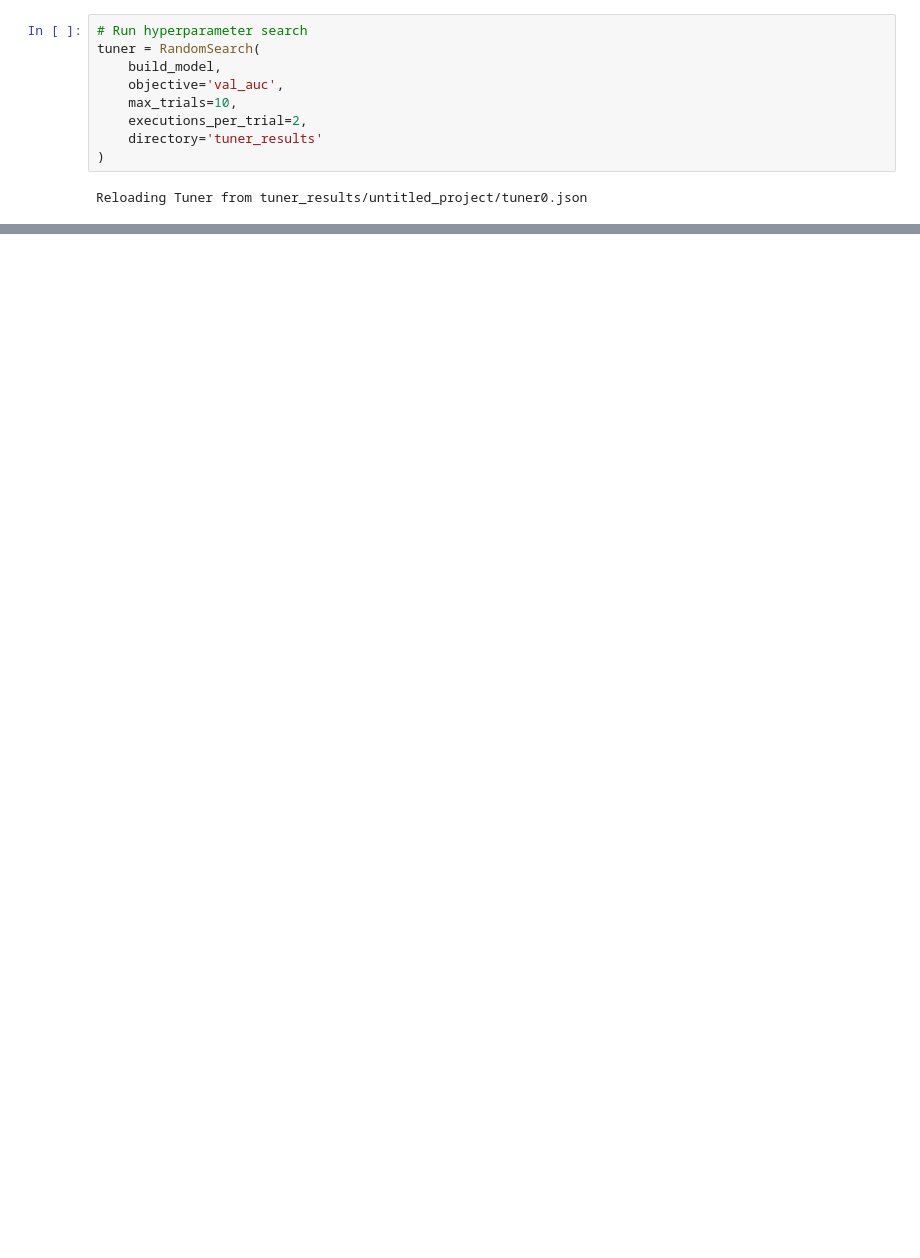
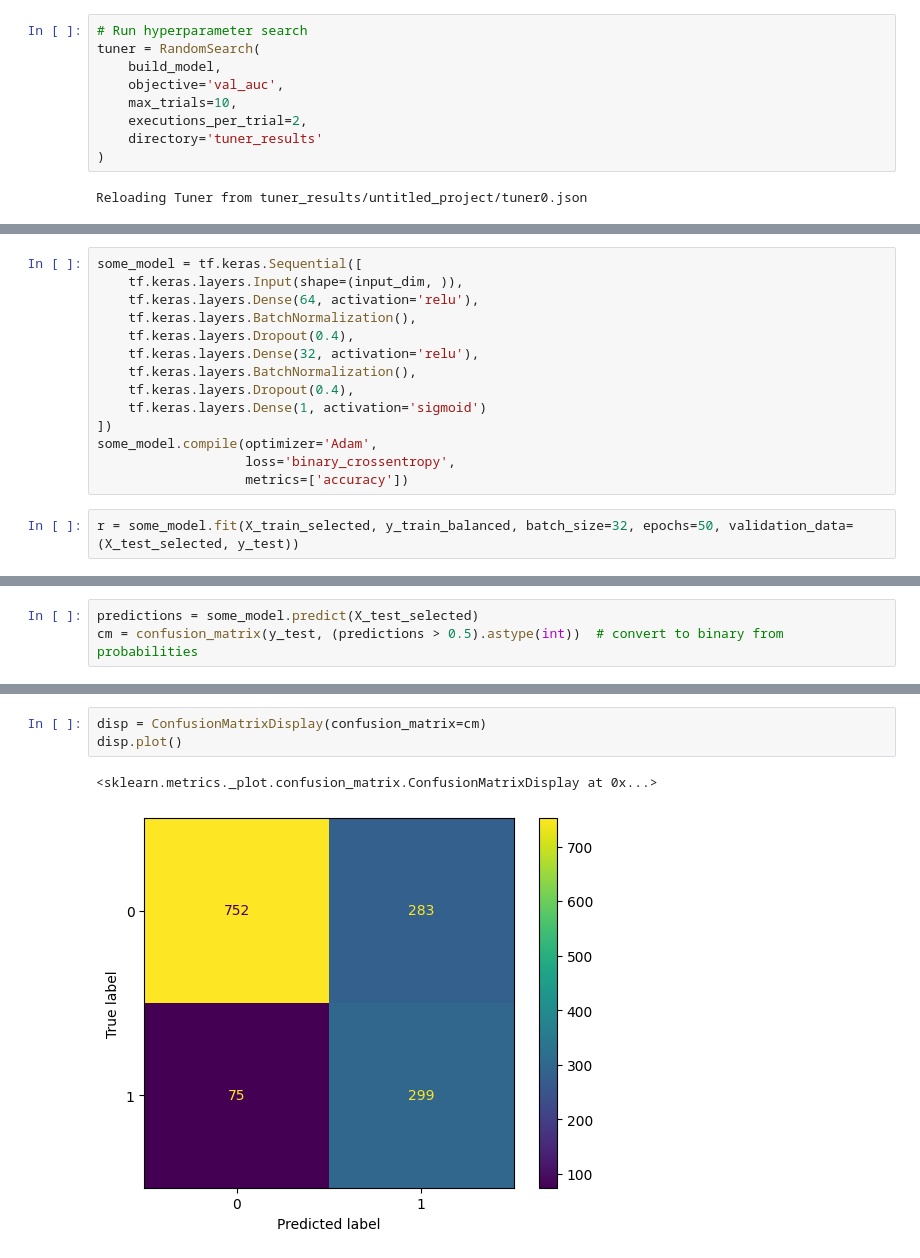
Before and after one commit to SeyedRumaiz/customer-telco-churn, a Jupyter notebook: notebooks/02_Neural_Network.ipynb, the cells around one changed output, grey strips where cells are left out. Saved outputs shown, nothing was run; the diff lists cells and outputs as text; blank space fills up the shorter version.

```diff
--- a/notebooks/02_Neural_Network.ipynb
+++ b/notebooks/02_Neural_Network.ipynb
@@ -591,0 +563,16 @@ KeyError: 'Churn'
+# %%
+some_model = tf.keras.Sequential([
+    tf.keras.layers.Input(shape=(input_dim, )),
+    tf.keras.layers.Dense(64, activation='relu'),
+    tf.keras.layers.BatchNormalization(),
+    tf.keras.layers.Dropout(0.4),
+    tf.keras.layers.Dense(32, activation='relu'),
+    tf.keras.layers.BatchNormalization(),
+    tf.keras.layers.Dropout(0.4),
+    tf.keras.layers.Dense(1, activation='sigmoid')
+])
+some_model.compile(optimizer='Adam',
+                   loss='binary_crossentropy',
+                   metrics=['accuracy'])
+# %%
+r = some_model.fit(X_train_selected, y_train_balanced, batch_size=32, epochs=50, validation_data=(X_test_selected, y_test))
@@ -591,0 +602,3 @@ KeyError: 'Churn'
+# %%
+predictions = some_model.predict(X_test_selected)
+cm = confusion_matrix(y_test, (predictions > 0.5).astype(int))  # convert to binary from probabilities
@@ -591,0 +607,6 @@ KeyError: 'Churn'
+# %%
+disp = ConfusionMatrixDisplay(confusion_matrix=cm)
+disp.plot()
+# %% [output]
+<sklearn.metrics._plot.confusion_matrix.ConfusionMatrixDisplay at 0x...>
+[figure, added]
```
Also changed, not shown: parts of 89 cells of this notebook.
